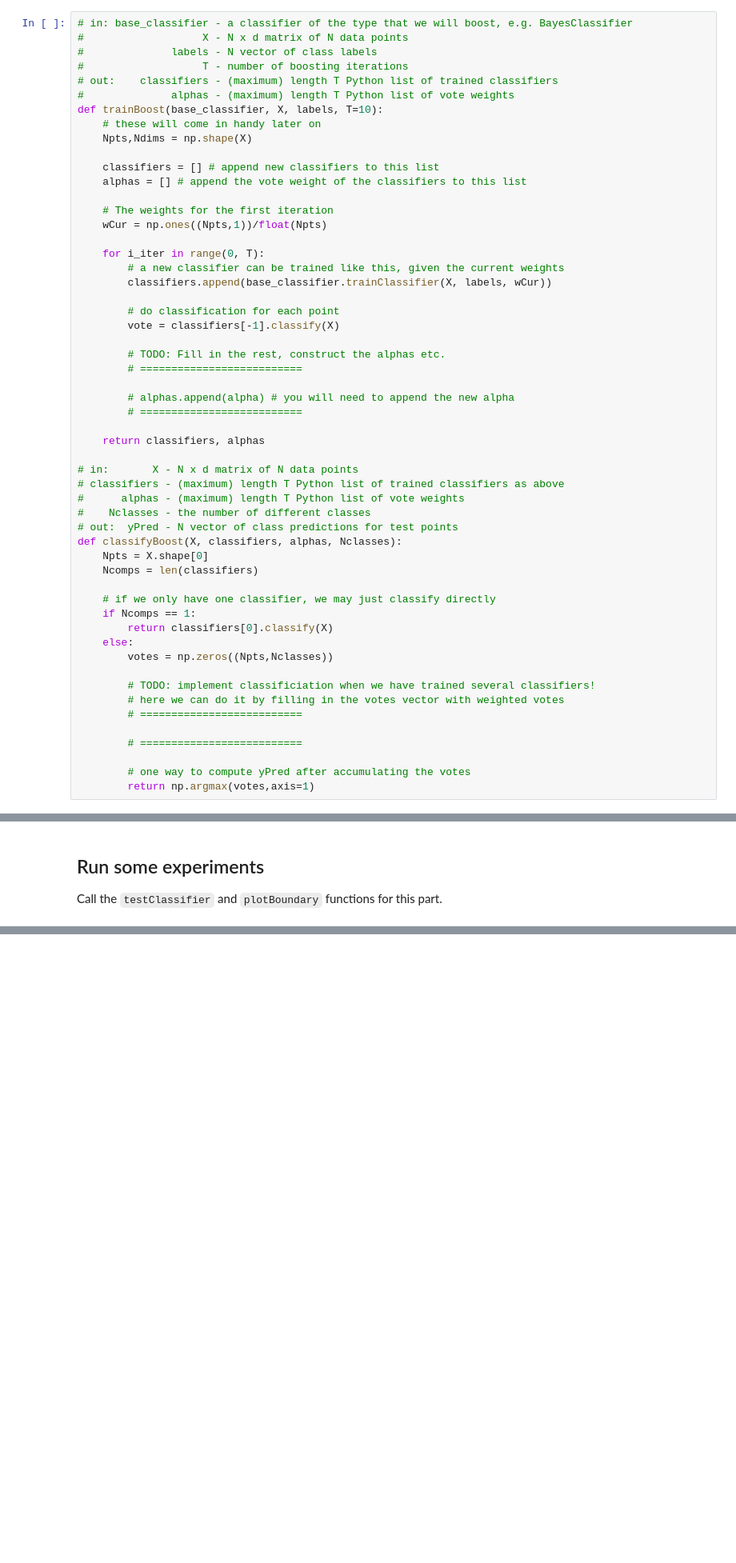
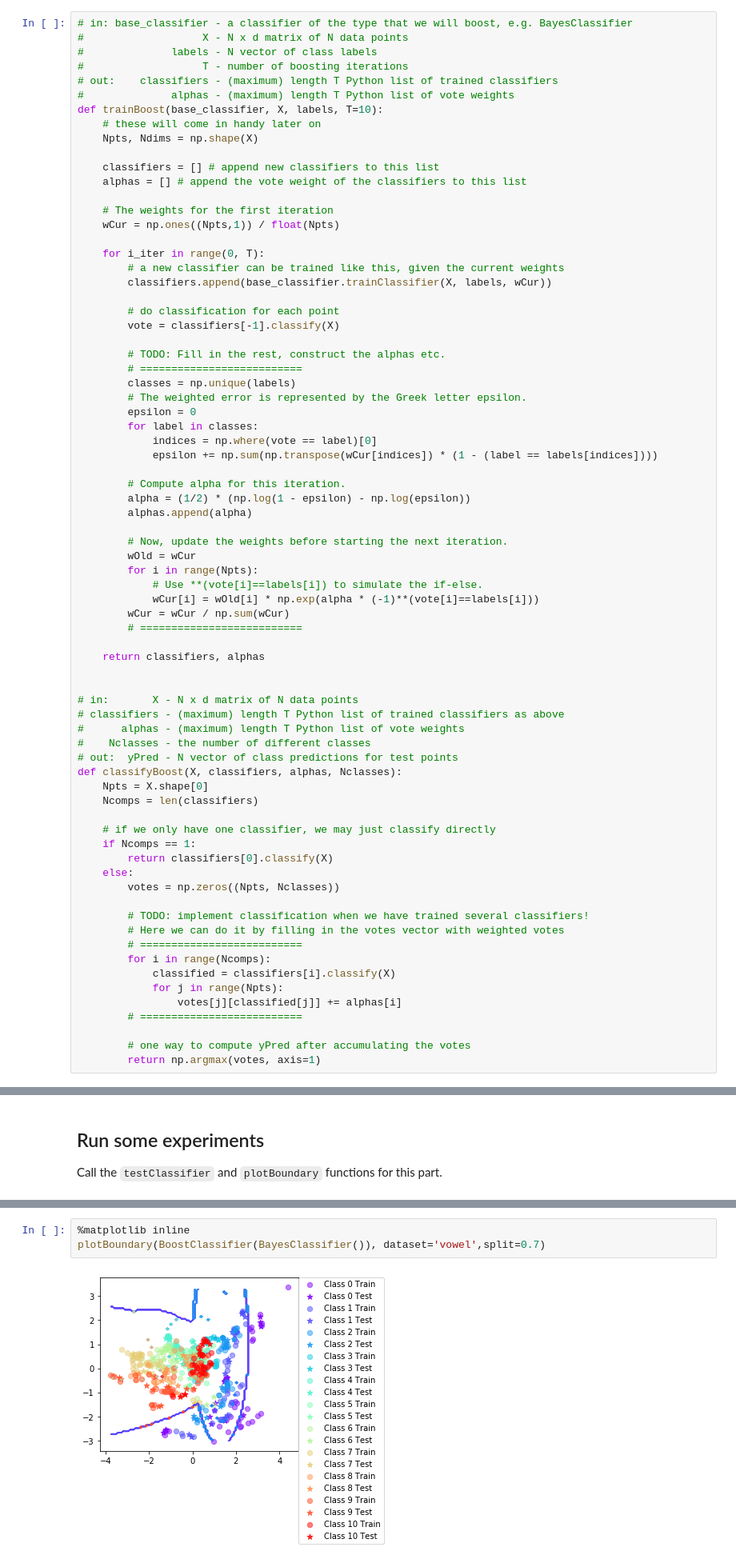
Before and after one commit to h-holm/mllabs, a Jupyter notebook: lab3.ipynb, the cells around one changed output, grey strips where cells are left out. Shown at 80% size. Cells and saved outputs as stored; diff of their text form; blank space fills up the shorter version.

```diff
--- a/lab3.ipynb
+++ b/lab3.ipynb
@@ -200,13 +213,13 @@ The lab descriptions state what each function should do.
 #              alphas - (maximum) length T Python list of vote weights
 def trainBoost(base_classifier, X, labels, T=10):
     # these will come in handy later on
-    Npts,Ndims = np.shape(X)
+    Npts, Ndims = np.shape(X)
 
     classifiers = [] # append new classifiers to this list
     alphas = [] # append the vote weight of the classifiers to this list
 
     # The weights for the first iteration
-    wCur = np.ones((Npts,1))/float(Npts)
+    wCur = np.ones((Npts,1)) / float(Npts)
 
     for i_iter in range(0, T):
         # a new classifier can be trained like this, given the current weights
@@ -217,11 +230,27 @@ def trainBoost(base_classifier, X, labels, T=10):
 
         # TODO: Fill in the rest, construct the alphas etc.
         # ==========================
+        classes = np.unique(labels)
+        # The weighted error is represented by the Greek letter epsilon.
+        epsilon = 0
+        for label in classes:
+            indices = np.where(vote == label)[0]
+            epsilon += np.sum(np.transpose(wCur[indices]) * (1 - (label == labels[indices])))
 
-        # alphas.append(alpha) # you will need to append the new alpha
+        # Compute alpha for this iteration.
+        alpha = (1/2) * (np.log(1 - epsilon) - np.log(epsilon))
+        alphas.append(alpha)
+
+        # Now, update the weights before starting the next iteration.
+        wOld = wCur
+        for i in range(Npts):
+            # Use **(vote[i]==labels[i]) to simulate the if-else.
+            wCur[i] = wOld[i] * np.exp(alpha * (-1)**(vote[i]==labels[i]))
+        wCur = wCur / np.sum(wCur)
         # ==========================
 
     return classifiers, alphas
+
 
 # in:       X - N x d matrix of N data points
 # classifiers - (maximum) length T Python list of trained classifiers as above
@@ -236,16 +265,19 @@ def classifyBoost(X, classifiers, alphas, Nclasses):
     if Ncomps == 1:
         return classifiers[0].classify(X)
     else:
-        votes = np.zeros((Npts,Nclasses))
+        votes = np.zeros((Npts, Nclasses))
 
-        # TODO: implement classificiation when we have trained several classifiers!
-        # here we can do it by filling in the votes vector with weighted votes
+        # TODO: implement classification when we have trained several classifiers!
+        # Here we can do it by filling in the votes vector with weighted votes
         # ==========================
-
+        for i in range(Ncomps):
+            classified = classifiers[i].classify(X)
+            for j in range(Npts):
+                votes[j][classified[j]] += alphas[i]
         # ==========================
 
         # one way to compute yPred after accumulating the votes
-        return np.argmax(votes,axis=1)
+        return np.argmax(votes, axis=1)
 # %% [markdown]
 The implemented functions can now be summarized another classifer, the `BoostClassifier` class. This class enables boosting different types of classifiers by initializing it with the `base_classifier` argument. No need to add anything here.
 # %%
@@ -281,3 +337,8 @@ plotBoundary(BoostClassifier(BayesClassifier()), dataset='iris',split=0.7)
+# %%
+%matplotlib inline
+plotBoundary(BoostClassifier(BayesClassifier()), dataset='vowel',split=0.7)
+# %% [output]
+[figure, added]
 # %% [markdown]
 Now repeat the steps with a decision tree classifier.
 # %%
```
Also changed, not shown: parts of 19 cells of this notebook, 20 other files.
